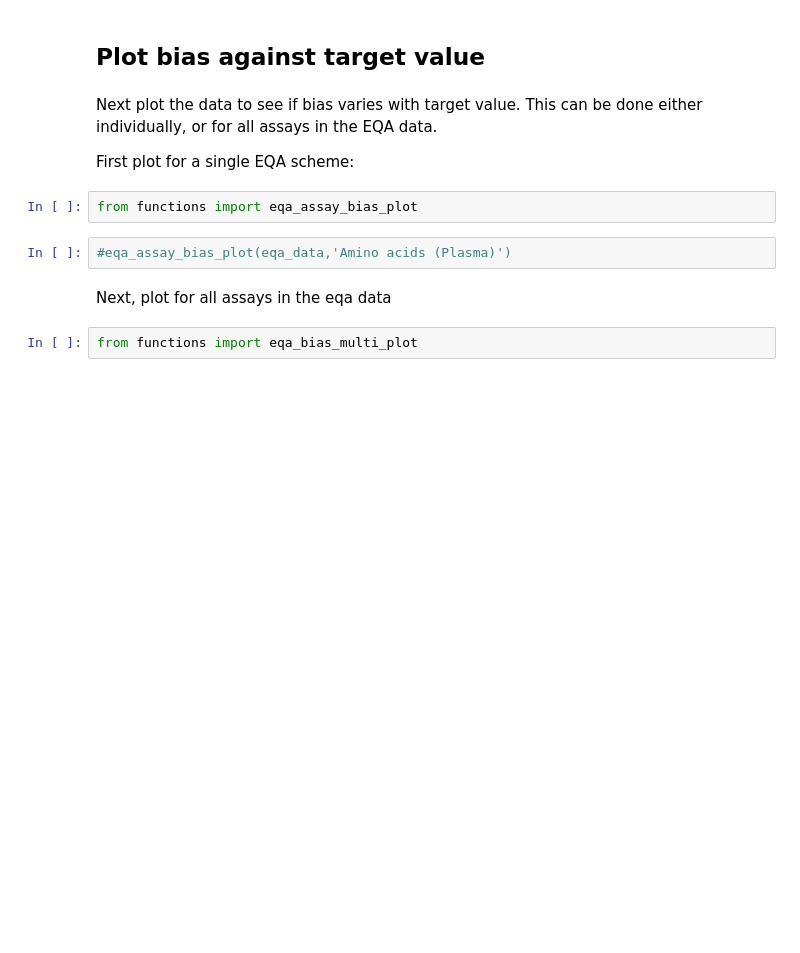
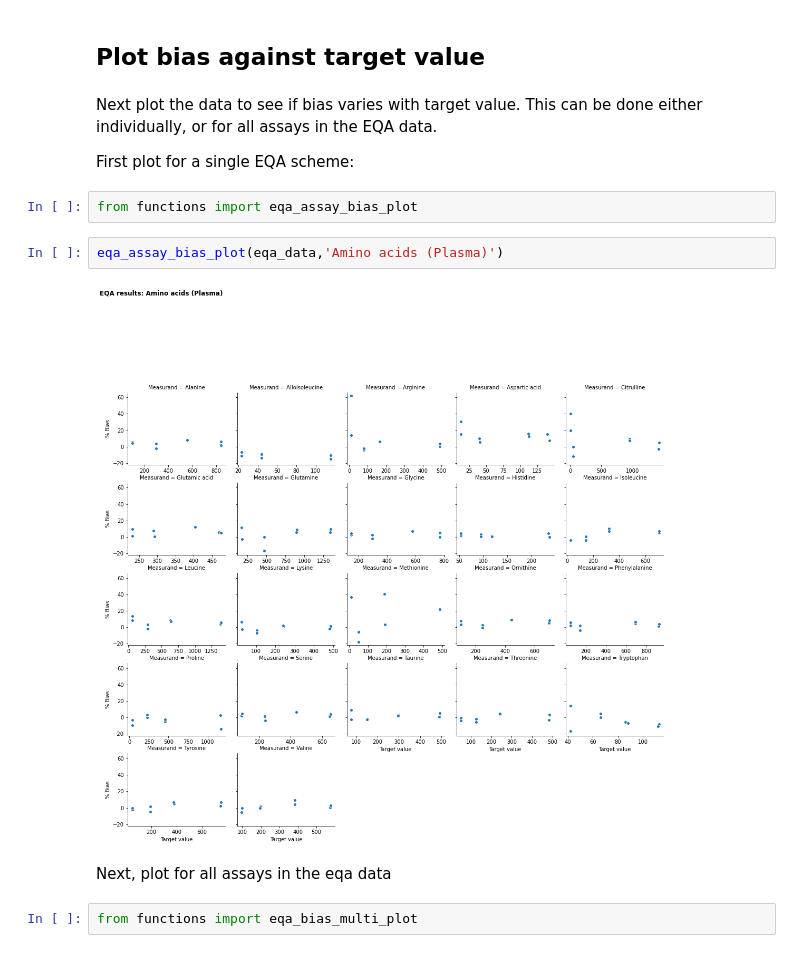
Before and after one commit to nf260/measurement_uncertainty, a Jupyter notebook: measurement_uncertainty.ipynb, the cells around one changed output. Drawn from its saved outputs; the diff is of its cells as text; blank space fills up the shorter version.

```diff
--- a/measurement_uncertainty.ipynb
+++ b/measurement_uncertainty.ipynb
@@ -185,7 +288,9 @@ First plot for a single EQA scheme:
 # %%
 from functions import eqa_assay_bias_plot
 # %%
-#eqa_assay_bias_plot(eqa_data,'Amino acids (Plasma)')
+eqa_assay_bias_plot(eqa_data,'Amino acids (Plasma)')
+# %% [output]
+[figure, added]
 # %% [markdown]
 Next, plot for all assays in the eqa data
 # %%
```
Also changed, not shown: parts of 30 cells of this notebook, 1 other file.
